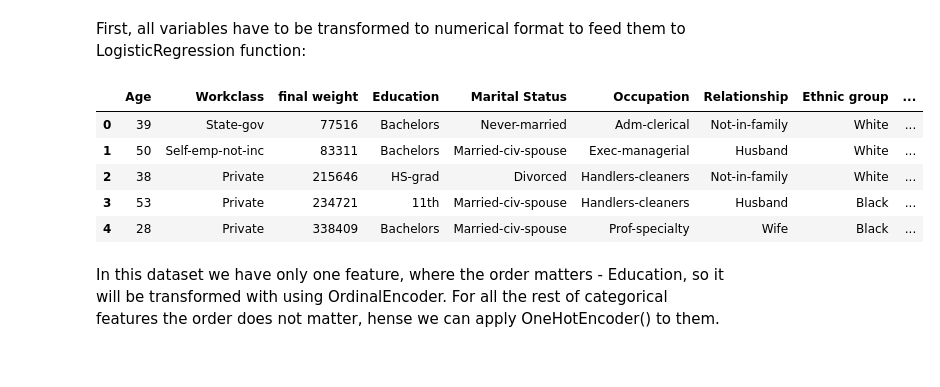
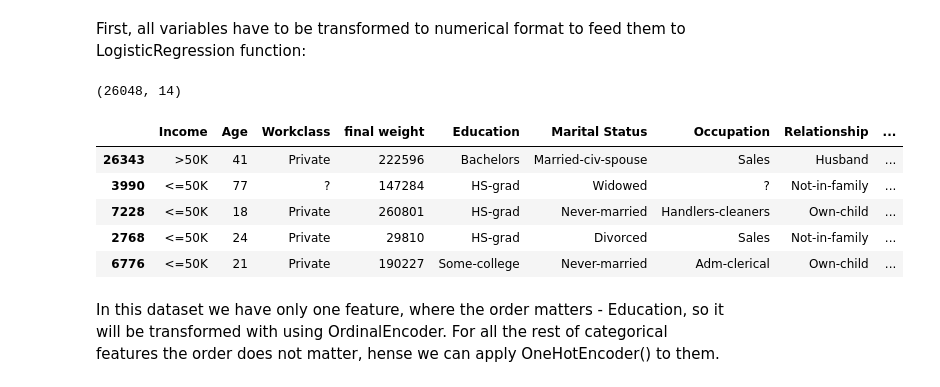
Before and after one commit to nadiia-duiunova/Adults_pet_project, a Jupyter notebook: Logistic regression.ipynb, the cells around one changed output. Saved outputs shown, nothing was run; the diff lists cells and outputs as text; code cells hidden in the pictures.

```diff
--- a/Logistic regression.ipynb
+++ b/Logistic regression.ipynb
@@ -65,6 +83,8 @@ print(df_no_nl.shape)
 # %%
 X = df_no_nl.drop(['Income'], axis = 'columns')
 y = df_no_nl['Income']
+# %%
+X, X_test, y, y_test = train_test_split(X, y, test_size = 0.2)
 # %% [markdown]
 ## 1. Features preprocessing
 # %% [markdown]
@@ -72,15 +92,20 @@ First, all variables have to be transformed to numerical format to feed them to
 # %%
 X_train = X.copy()
 y_train = y.copy()
+
+data_train = pd.merge(left=y_train, right=X_train, left_index=True, right_index=True)
+data_train.shape
+# %% [output]
+(26048, 14)
 # %%
-X_train.head()
+data_train.head()
 # %% [output]
-|  | Age | Workclass | final weight | Education | Marital Status | Occupation | Relationship | Ethnic group | ... |
-| 0 | 39 | State-gov | 77516 | Bachelors | Never-married | Adm-clerical | Not-in-family | White | ... |
-| 1 | 50 | Self-emp-not-inc | 83311 | Bachelors | Married-civ-spouse | Exec-managerial | Husband | White | ... |
-| 2 | 38 | Private | 215646 | HS-grad | Divorced | Handlers-cleaners | Not-in-family | White | ... |
-| 3 | 53 | Private | 234721 | 11th | Married-civ-spouse | Handlers-cleaners | Husband | Black | ... |
-| 4 | 28 | Private | 338409 | Bachelors | Married-civ-spouse | Prof-specialty | Wife | Black | ... |
+|  | Income | Age | Workclass | final weight | Education | Marital Status | Occupation | Relationship | ... |
+| 26343 | >50K | 41 | Private | 222596 | Bachelors | Married-civ-spouse | Sales | Husband | ... |
+| 3990 | <=50K | 77 | ? | 147284 | HS-grad | Widowed | ? | Not-in-family | ... |
+| 7228 | <=50K | 18 | Private | 260801 | HS-grad | Never-married | Handlers-cleaners | Own-child | ... |
+| 2768 | <=50K | 24 | Private | 29810 | HS-grad | Divorced | Sales | Not-in-family | ... |
+| 6776 | <=50K | 21 | Private | 190227 | Some-college | Never-married | Adm-clerical | Own-child | ... |
 # %% [markdown]
 In this dataset we have only one feature, where the order matters - Education, so it will be transformed with using OrdinalEncoder. For all the rest of categorical features the order does not matter, hense we can apply OneHotEncoder() to them.
 # %% [markdown]
```
Also changed, not shown: parts of 17 cells of this notebook.
